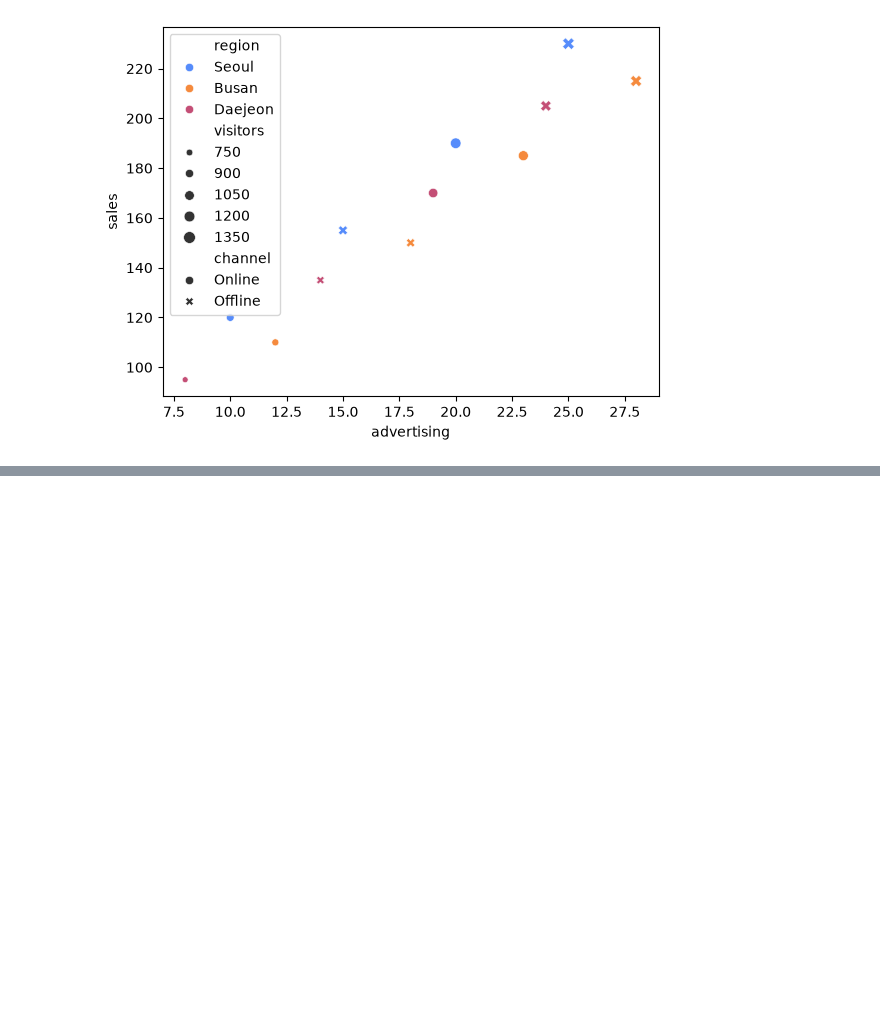
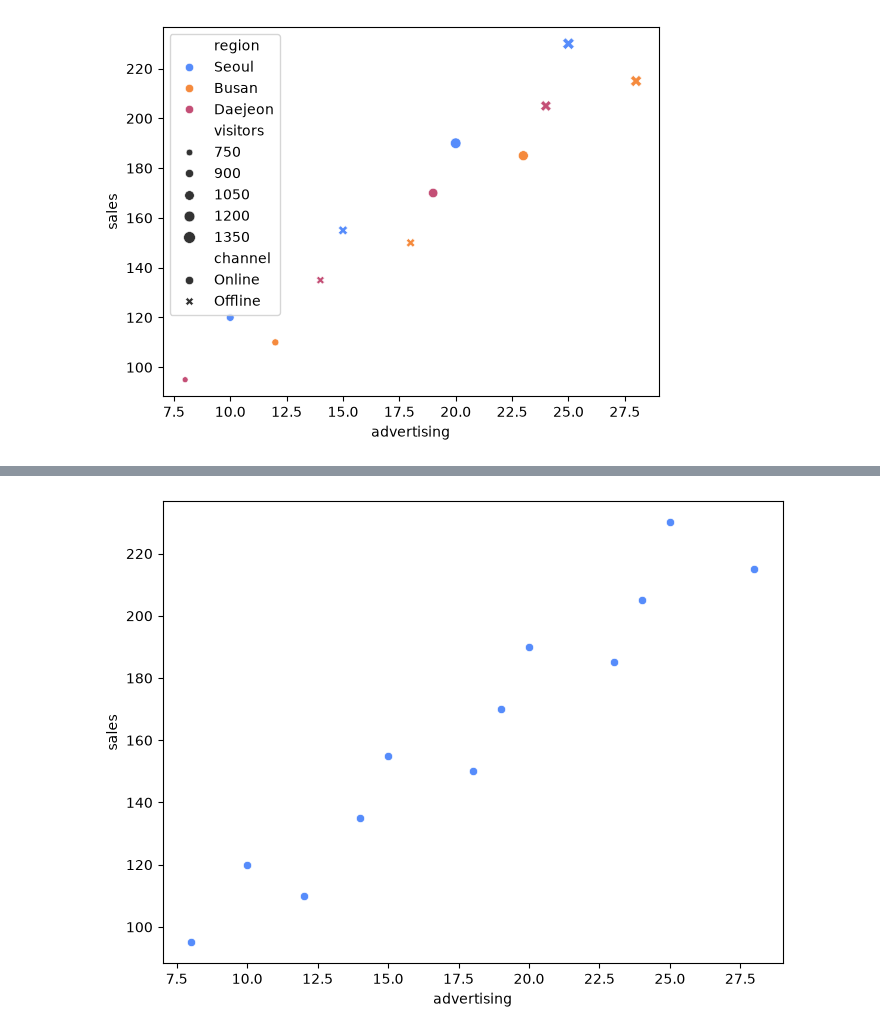
Before and after one commit to eddie1031/2026_SKP_005, a Jupyter notebook: seaborn_exp/basic/basic1.ipynb, the cells around one changed output, grey strips where cells are left out. Saved outputs shown, nothing was run; the diff lists cells and outputs as text; code cells hidden in the pictures; blank space fills up the shorter version.

```diff
--- a/seaborn_exp/basic/basic1.ipynb
+++ b/seaborn_exp/basic/basic1.ipynb
@@ -184,0 +194,13 @@ plt.show()
+# %%
+fig, ax = plt.subplots(figsize=(8, 6))
+
+sns.scatterplot(
+    data=sales_df,
+    x='advertising',
+    y='sales',
+    ax=ax
+)
+
+plt.show()
+# %% [output]
+[figure, added]
```
Also changed, not shown: parts of 8 cells of this notebook.
